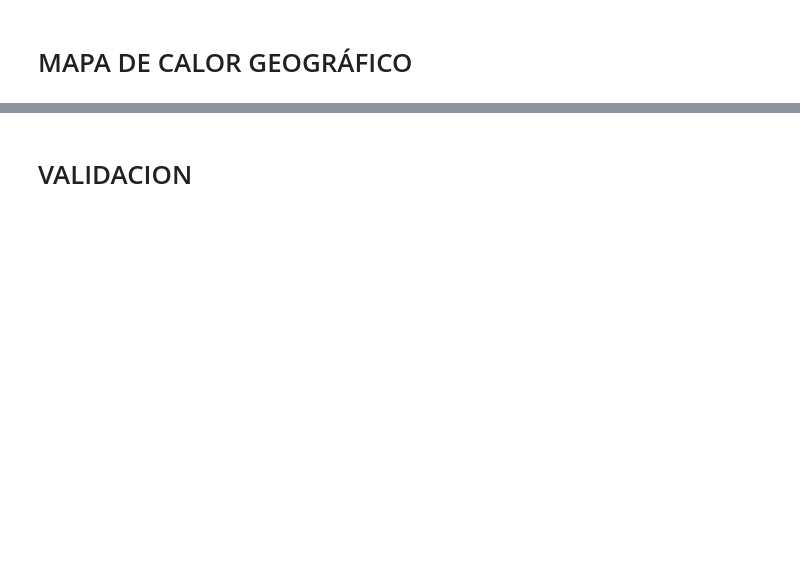
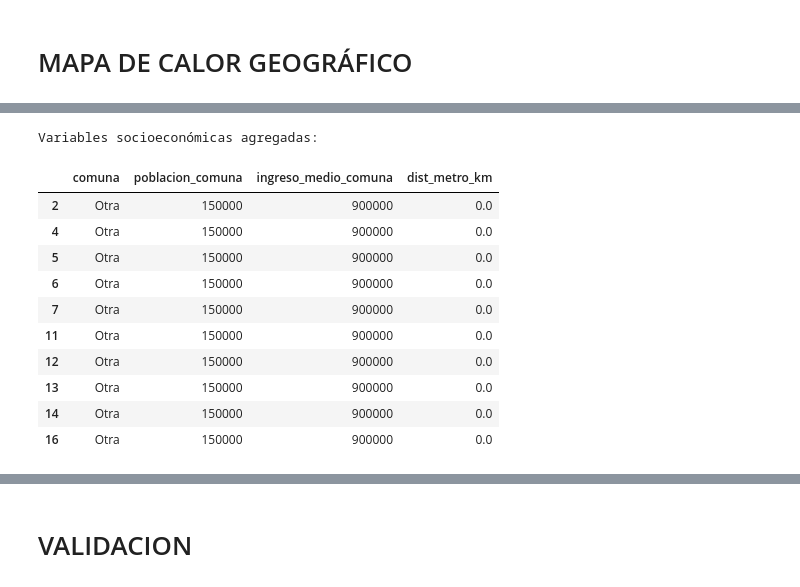
Before and after one commit to alexisnasus/data-science, a Jupyter notebook: Proyecto_Data_Science.ipynb, the cells around one changed output, grey strips where cells are left out. Saved outputs shown, nothing was run; the diff lists cells and outputs as text; code cells hidden in the pictures; blank space fills up the shorter version.

```diff
--- a/Proyecto_Data_Science.ipynb
+++ b/Proyecto_Data_Science.ipynb
@@ -286,0 +726,49 @@ mapa
+# %%
+# Agregar variables socioeconómicas por comuna
+# Datos aproximados de población e ingresos (INE 2023)
+datos_socioeconomicos = {
+    'Providencia': {'poblacion': 142079, 'ingreso_medio': 1800000},
+    'Las Condes': {'poblacion': 330759, 'ingreso_medio': 2500000},
+    'Vitacura': {'poblacion': 96774, 'ingreso_medio': 3000000},
+    'Ñuñoa': {'poblacion': 208237, 'ingreso_medio': 1500000},
+    'La Reina': {'poblacion': 100252, 'ingreso_medio': 1700000},
+    'Santiago': {'poblacion': 503147, 'ingreso_medio': 800000},
+    'San Miguel': {'poblacion': 133059, 'ingreso_medio': 900000},
+    'Maipú': {'poblacion': 578605, 'ingreso_medio': 950000},
+    'Pudahuel': {'poblacion': 253139, 'ingreso_medio': 750000},
+    'Peñalolén': {'poblacion': 266798, 'ingreso_medio': 850000},
+    'La Florida': {'poblacion': 402433, 'ingreso_medio': 900000},
+    'Macul': {'poblacion': 134635, 'ingreso_medio': 950000},
+    'Independencia': {'poblacion': 142065, 'ingreso_medio': 750000},
+    'Recoleta': {'poblacion': 190075, 'ingreso_medio': 800000},
+    'Conchalí': {'poblacion': 139195, 'ingreso_medio': 700000},
+    'Quinta Normal': {'poblacion': 136368, 'ingreso_medio': 750000},
+    'Estación Central': {'poblacion': 206792, 'ingreso_medio': 800000},
+    'Cerrillos': {'poblacion': 88956, 'ingreso_medio': 850000},
+    'Lo Prado': {'poblacion': 104316, 'ingreso_medio': 650000},
+    'Huechuraba': {'poblacion': 112528, 'ingreso_medio': 950000},
+    'Lo Barnechea': {'poblacion': 124076, 'ingreso_medio': 2200000},
+    'Puente Alto': {'poblacion': 645909, 'ingreso_medio': 750000},
+    'La Cisterna': {'poblacion': 100434, 'ingreso_medio': 850000},
+    'San Joaquín': {'poblacion': 103485, 'ingreso_medio': 850000},
+    'Otra': {'poblacion': 150000, 'ingreso_medio': 900000}
+}
+
+df_arriendo['poblacion_comuna'] = df_arriendo['comuna'].map(lambda c: datos_socioeconomicos.get(c, {}).get('poblacion', 150000))
+df_arriendo['ingreso_medio_comuna'] = df_arriendo['comuna'].map(lambda c: datos_socioeconomicos.get(c, {}).get('ingreso_medio', 900000))
+
+print("Variables socioeconómicas agregadas:")
+display(df_arriendo[['comuna', 'poblacion_comuna', 'ingreso_medio_comuna', 'dist_metro_km']].head(10))
+# %% [output]
+Variables socioeconómicas agregadas:
+|  | comuna | poblacion_comuna | ingreso_medio_comuna | dist_metro_km |
+| 2 | Otra | 150000 | 900000 | 0.0 |
+| 4 | Otra | 150000 | 900000 | 0.0 |
+| 5 | Otra | 150000 | 900000 | 0.0 |
+| 6 | Otra | 150000 | 900000 | 0.0 |
+| 7 | Otra | 150000 | 900000 | 0.0 |
+| 11 | Otra | 150000 | 900000 | 0.0 |
+| 12 | Otra | 150000 | 900000 | 0.0 |
+| 13 | Otra | 150000 | 900000 | 0.0 |
+| 14 | Otra | 150000 | 900000 | 0.0 |
+| 16 | Otra | 150000 | 900000 | 0.0 |
```
Also changed, not shown: parts of 17 cells of this notebook, 3 other files.
